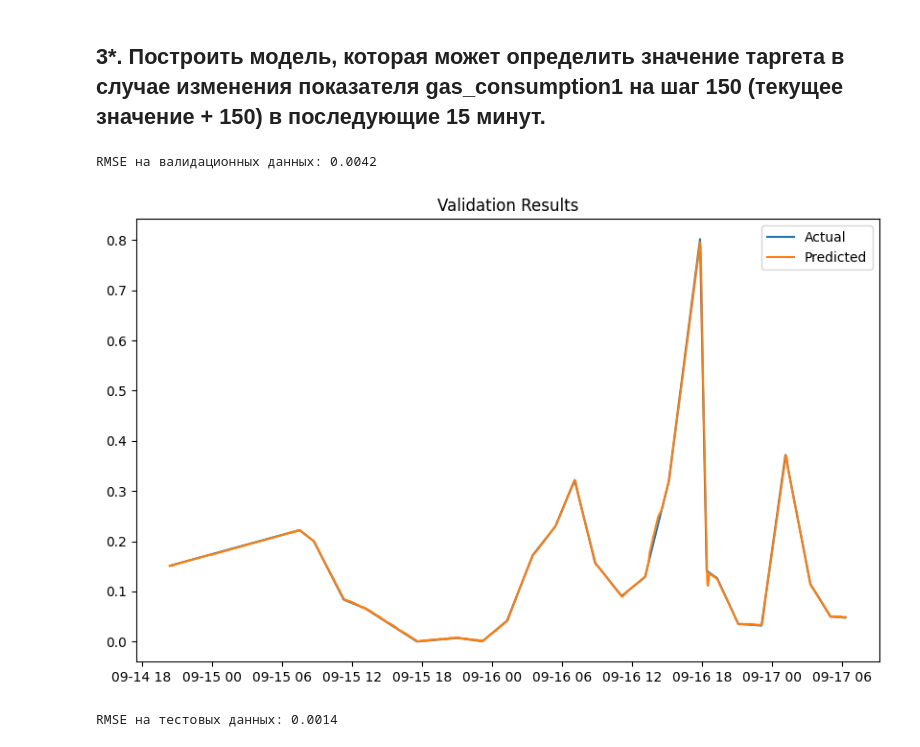
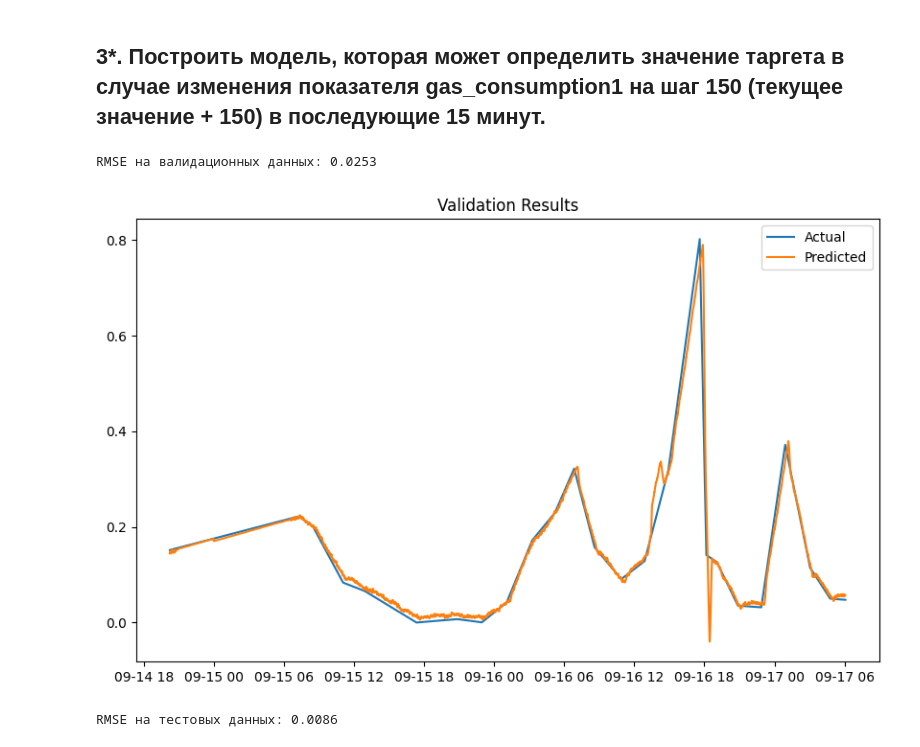
Before and after one commit to He1laGR/MAI_predictive_analytics, a Jupyter notebook: predective_analytics_lab_2.ipynb, the cells around one changed output. Drawn from its saved outputs; the diff is of its cells as text; code cells hidden in the pictures.

```diff
--- a/predective_analytics_lab_2.ipynb
+++ b/predective_analytics_lab_2.ipynb
@@ -233,7 +233,10 @@ for lag in range(1, 16):
 # Сдвигаем gas_consumption1 на 150 шагов для предсказания через 150 минут
 comb['gas_consumption1_lag_150'] = comb['gas_consumption1'].shift(150)
 
-# Убираем пропуски, так как они могут возникнуть из-за сдвигов
+# Добавляем целевой признак для предсказания через 15 минут
+comb['target_15min'] = comb['target_target'].shift(-15)
+
+# Убираем строки с пропусками (так как они могут появиться из-за сдвигов)
 comb = comb.dropna()
 
 # Масштабирование данных
@@ -241,7 +244,7 @@ scaler = MinMaxScaler()
 scaled_data = scaler.fit_transform(comb)
 comb = pd.DataFrame(scaled_data, columns=comb.columns, index=comb.index)
 
-# Разделение данных на обучающую и тестовую выборки
+# Разделение данных на обучающую, валидационную и тестовую выборки
 train_size = int(len(comb) * 0.7)
 val_size = int(len(comb) * 0.9)
 
@@ -249,36 +252,37 @@ train_data = comb.iloc[:train_size]
 val_data = comb.iloc[train_size:val_size]
 test_data = comb.iloc[val_size:]
 
-X_train, y_train = train_data.drop(columns=['target_target']), train_data['target_target']
-X_val, y_val = val_data.drop(columns=['target_target']), val_data['target_target']
-X_test, y_test = test_data.drop(columns=['target_target']), test_data['target_target']
+# Признаки и целевая переменная
+X_train, y_train = train_data.drop(columns=['target_target', 'target_15min']), train_data['target_15min']
+X_val, y_val = val_data.drop(columns=['target_target', 'target_15min']), val_data['target_15min']
+X_test, y_test = test_data.drop(columns=['target_target', 'target_15min']), test_data['target_15min']
 
 # Обучение модели Ridge
 model_ridge = Ridge(alpha=1.0)
 model_ridge.fit(X_train, y_train)
 
 # Прогнозирование на валидационной выборке
 y_pred_val = model_ridge.predict(X_val)
 
 # Оценка качества модели на валидационных данных
 rmse_val = root_mean_squared_error(y_val, y_pred_val)
 print(f'RMSE на валидационных данных: {rmse_val:.4f}')
 
 # Визуализация результатов
 plt.figure(figsize=(10, 6))
 plt.plot(y_val.index, y_val, label='Actual')
 plt.plot(y_val.index, y_pred_val, label='Predicted')
 plt.legend()
 plt.title('Validation Results')
 plt.show()
 
 # Прогнозирование на тестовой выборке
 y_pred_test = model_ridge.predict(X_test)
 
 # Оценка качества модели на тестовых данных
 rmse_test = root_mean_squared_error(y_test, y_pred_test)
 print(f'RMSE на тестовых данных: {rmse_test:.4f}')
 # %% [output]
-RMSE на валидационных данных: 0.0042
+RMSE на валидационных данных: 0.0253
-[figure, old version]
+[figure, new version]
-RMSE на тестовых данных: 0.0014
+RMSE на тестовых данных: 0.0086
```
Also changed, not shown: parts of 4 cells of this notebook.
